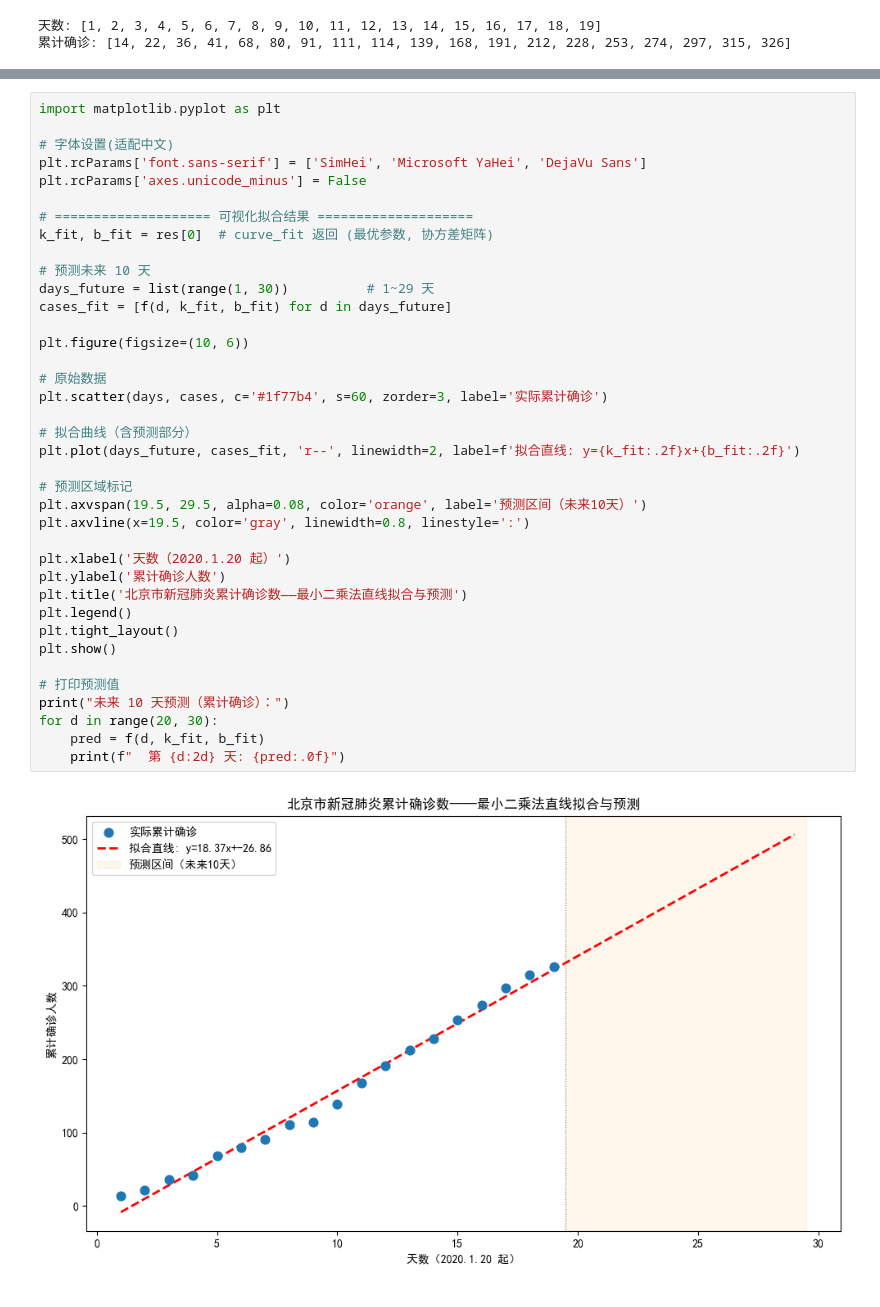
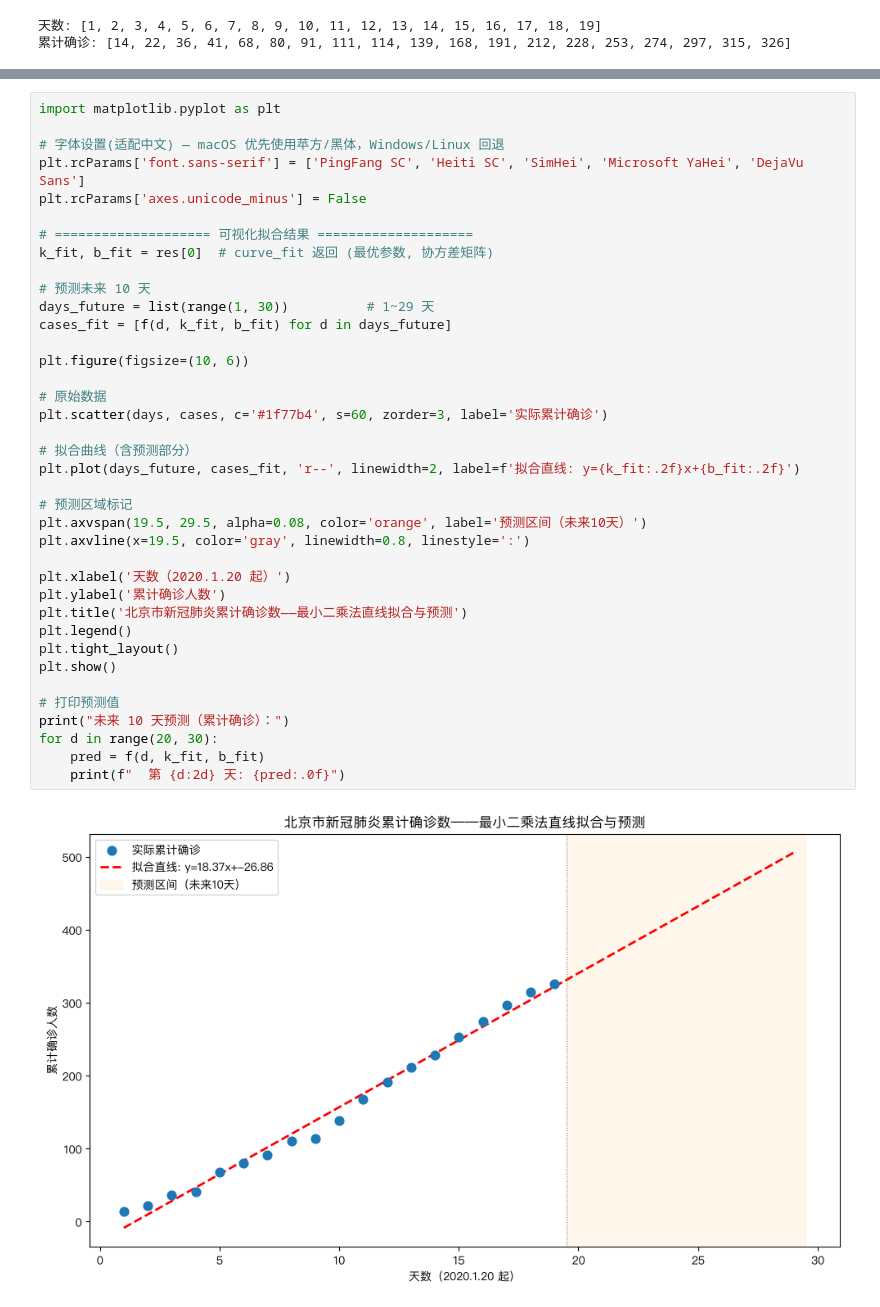
Before and after one commit to Genkaim/notebook-backup, a Jupyter notebook: MathModel/14 拟合算法.ipynb, the cells around one changed output, grey strips where cells are left out. Drawn from its saved outputs; the diff is of its cells as text.

```diff
--- a/MathModel/14 拟合算法.ipynb
+++ b/MathModel/14 拟合算法.ipynb
@@ -29,8 +29,8 @@ print(res)
 # %%
 import matplotlib.pyplot as plt
 
-# 字体设置(适配中文)
-plt.rcParams['font.sans-serif'] = ['SimHei', 'Microsoft YaHei', 'DejaVu Sans']
+# 字体设置(适配中文) — macOS 优先使用苹方/黑体，Windows/Linux 回退
+plt.rcParams['font.sans-serif'] = ['PingFang SC', 'Heiti SC', 'SimHei', 'Microsoft YaHei', 'DejaVu Sans']
 plt.rcParams['axes.unicode_minus'] = False
 
 # ==================== 可视化拟合结果 ====================
@@ -38,34 +38,34 @@ k_fit, b_fit = res[0]  # curve_fit 返回 (最优参数, 协方差矩阵)
 
 # 预测未来 10 天
 days_future = list(range(1, 30))          # 1~29 天
 cases_fit = [f(d, k_fit, b_fit) for d in days_future]
 
 plt.figure(figsize=(10, 6))
 
 # 原始数据
 plt.scatter(days, cases, c='#1f77b4', s=60, zorder=3, label='实际累计确诊')
 
 # 拟合曲线（含预测部分）
 plt.plot(days_future, cases_fit, 'r--', linewidth=2, label=f'拟合直线: y={k_fit:.2f}x+{b_fit:.2f}')
 
 # 预测区域标记
 plt.axvspan(19.5, 29.5, alpha=0.08, color='orange', label='预测区间（未来10天）')
 plt.axvline(x=19.5, color='gray', linewidth=0.8, linestyle=':')
 
 plt.xlabel('天数（2020.1.20 起）')
 plt.ylabel('累计确诊人数')
 plt.title('北京市新冠肺炎累计确诊数——最小二乘法直线拟合与预测')
 plt.legend()
 plt.tight_layout()
 plt.show()
 
 # 打印预测值
 print("未来 10 天预测（累计确诊）：")
 for d in range(20, 30):
     pred = f(d, k_fit, b_fit)
     print(f"  第 {d:2d} 天: {pred:.0f}")
 # %% [output]
-[figure, old version]
+[figure, new version]
 未来 10 天预测（累计确诊）：
   第 20 天: 341
   第 21 天: 359
```
Also changed, not shown: parts of 6 cells of this notebook.
